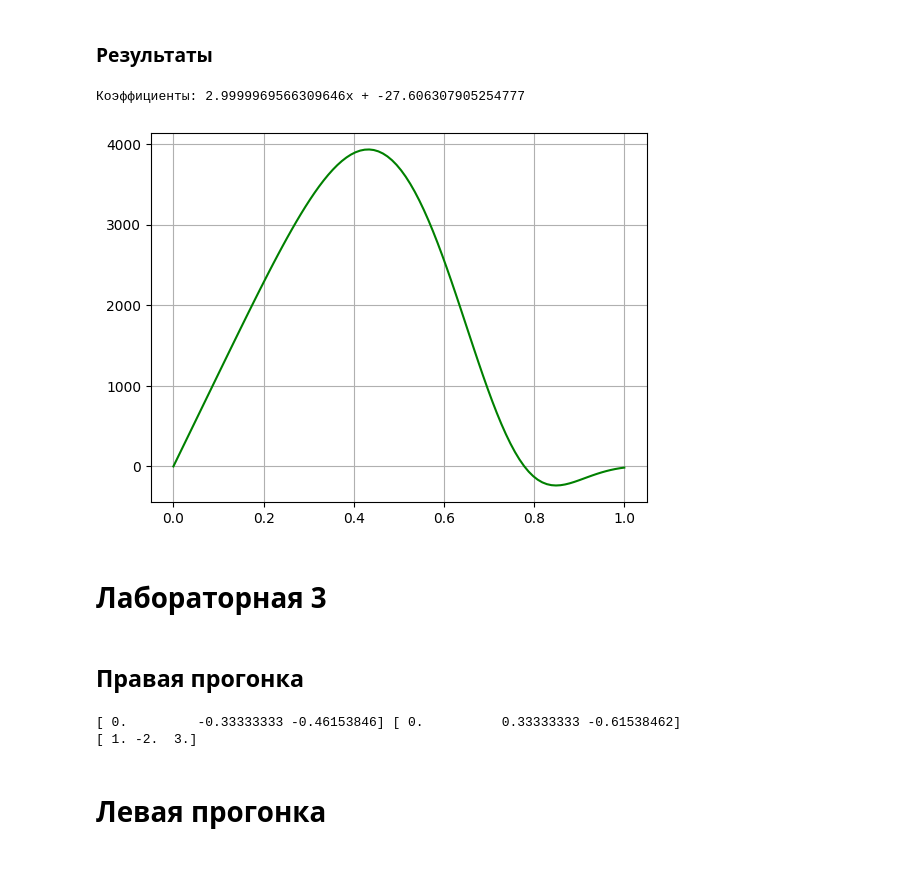
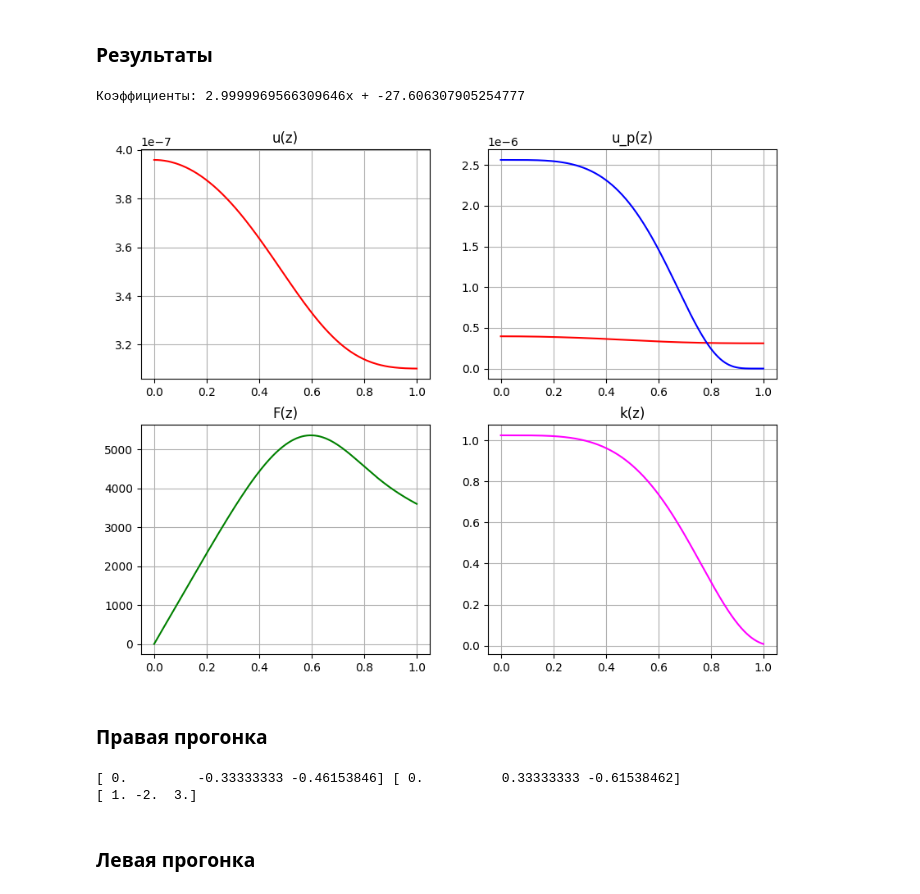
Before and after one commit to mshsvnv/Modeling, a Jupyter notebook: lab_03/main.ipynb, the cells around one changed output. Cells and saved outputs as stored; diff of their text form; code cells hidden in the pictures; blank space fills up the shorter version.

```diff
--- a/lab_03/main.ipynb
+++ b/lab_03/main.ipynb
@@ -187,53 +242,41 @@ class Solver:
 # %% [markdown]
 ### Результаты
-# %%
-eq = Equation()
-solve = Solver(eq)
-
-z, u = solve.Solve()
-
-u_p = eq.u_p(z)
-
-n = len(z)
-F = np.zeros_like(z)
-for i in range(1, n):
-    delta1 = eq.k(z[0]) * (eq.u_p(z[0]) - u[0]) * z[0]
-    delta2 = eq.k(z[i]) * (eq.u_p(z[i]) - u[i]) * z[i]
-
-    F[i] = (eq.c * eq.R) * (delta1 + delta2) / 2
-
-    # F[i] = (-eq.kpd(z[i]) / eq.R) * (u[i] - u[i - 1]) / (z[i] - z[i - 1])
-
-# plt.plot(z, u, "red")
-# plt.plot(z, u_p, "green")
-plt.plot(z, F, "green")
-plt.grid()
-plt.show()
-# %% [output]
-Коэффициенты: 2.9999969566309646x + -27.606307905254777
-[figure, removed]
+# %%
+eq = Equation()
+solve = Solver(eq)
+
+u, F = solve.Solve()
+
+z = solve.z
+k = eq.k(z)
+u_p = eq.u_p(z)
+# %% [output]
+Коэффициенты: 2.9999969566309646x + -27.606307905254777
 # %%
 # Графики
 
-# fig, axs = plt.subplots(2, 2, figsize = (10, 8))
+fig, axs = plt.subplots(2, 2, figsize = (10, 8))
 
 # u(z)
-# axs[0].plot(z, u, "red")
-# axs[0].set_title("u(z)")
+axs[0, 0].plot(z, u, "red")
+axs[0, 0].set_title("u(z)")
 
 # u_p(z)
-# axs[1].plot(z, u_p, "blue")
-# axs[1].set_title("u_p(z)")
+axs[0, 1].plot(z, u, "red")
+axs[0, 1].plot(z, u_p, "blue")
+axs[0, 1].set_title("u_p(z)")
 
-# # F(z)
-# axs[1, 0].plot(z, F, "green")
-# axs[1, 0].set_title("F(z)")
+# F(z)
+axs[1, 0].plot(z, F, "green")
+axs[1, 0].set_title("F(z)")
 
-# # k(z)
-# axs[1, 1].plot(z, k, "magenta")
-# axs[1, 1].set_title("k(z)")
+# k(z)
+axs[1, 1].plot(z, k, "magenta")
+axs[1, 1].set_title("k(z)")
 
-# for ax in axs.flat:
-#     ax.grid(True)
+for ax in axs.flat:
+    ax.grid(True)
 
-# plt.show()
+plt.show()
+# %% [output]
+[figure, added]
@@ -254,5 +283,3 @@ plt.show()
-# %% [markdown]
-# Лабораторная 3
 # %% [markdown]
-## Правая прогонка
+### Правая прогонка
 # %%
@@ -302,7 +327,7 @@ print(x)
 [ 0.         -0.33333333 -0.46153846] [ 0.          0.33333333 -0.61538462]
 [ 1. -2.  3.]
 # %% [markdown]
-# Левая прогонка
+### Левая прогонка
 # %%
 A = np.array([[3, 1, 0],
               [-1, 4, 2],
```
Also changed, not shown: parts of 7 cells of this notebook.
